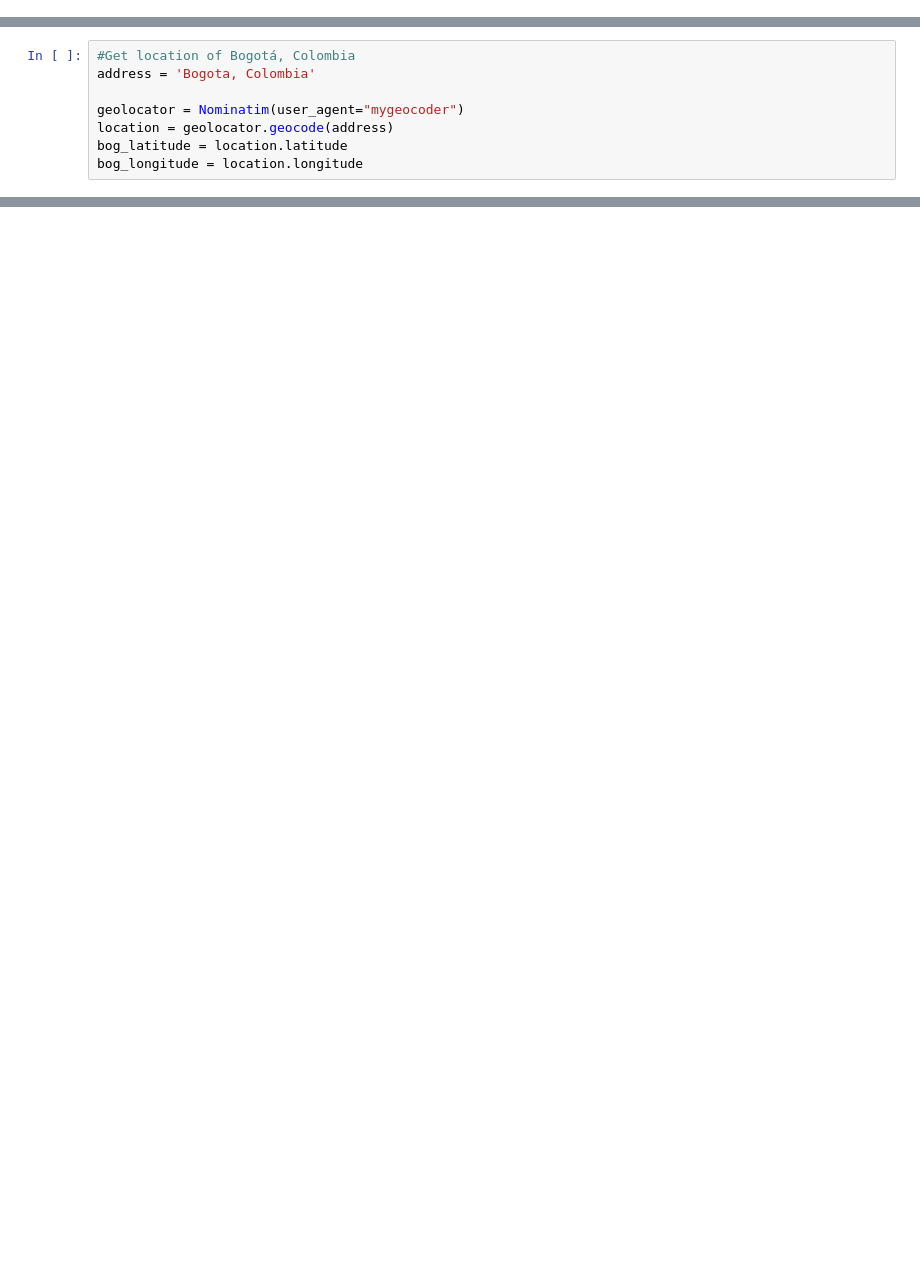
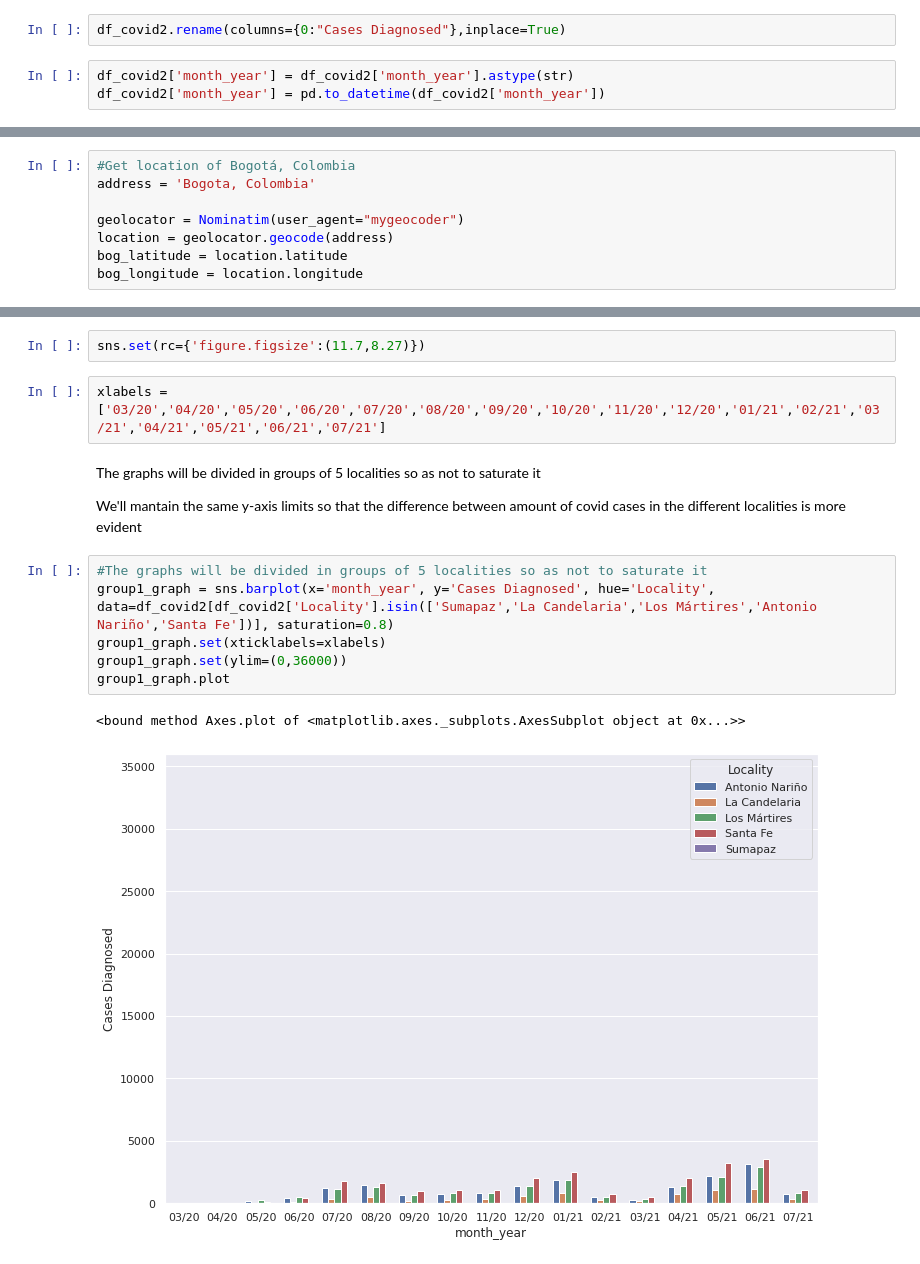
Before and after one commit to Npinmor96/Coursera_Capstone, a Jupyter notebook: Capstone_Project_Notebook.ipynb, the cells around one changed output, grey strips where cells are left out. Cells and saved outputs as stored; diff of their text form; blank space fills up the shorter version.

```diff
--- a/Capstone_Project_Notebook.ipynb
+++ b/Capstone_Project_Notebook.ipynb
@@ -165 +202,6 @@ dtype: object
+# %%
+df_covid2.rename(columns={0:"Cases Diagnosed"},inplace=True)
+# %%
+df_covid2['month_year'] = df_covid2['month_year'].astype(str)
+df_covid2['month_year'] = pd.to_datetime(df_covid2['month_year'])
 # %%
@@ -293,0 +573,17 @@ bog_longitude = location.longitude
+# %%
+sns.set(rc={'figure.figsize':(11.7,8.27)})
+# %%
+xlabels = ['03/20','04/20','05/20','06/20','07/20','08/20','09/20','10/20','11/20','12/20','01/21','02/21','03/21','04/21','05/21','06/21','07/21']
+# %% [markdown]
+The graphs will be divided in groups of 5 localities so as not to saturate it
+
+We'll mantain the same y-axis limits so that the difference between amount of covid cases in the different localities is more evident
+# %%
+#The graphs will be divided in groups of 5 localities so as not to saturate it
+group1_graph = sns.barplot(x='month_year', y='Cases Diagnosed', hue='Locality', data=df_covid2[df_covid2['Locality'].isin(['Sumapaz','La Candelaria','Los Mártires','Antonio Nariño','Santa Fe'])], saturation=0.8)
+group1_graph.set(xticklabels=xlabels)
+group1_graph.set(ylim=(0,36000))
+group1_graph.plot
+# %% [output]
+<bound method Axes.plot of <matplotlib.axes._subplots.AxesSubplot object at 0x...>>
+[figure, added]
```
Also changed, not shown: parts of 90 cells of this notebook.
